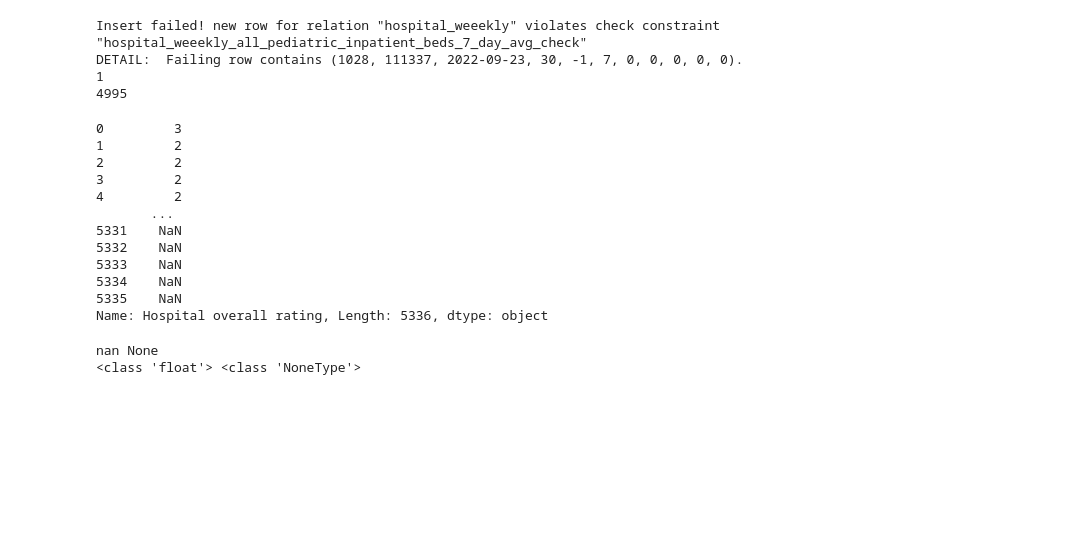
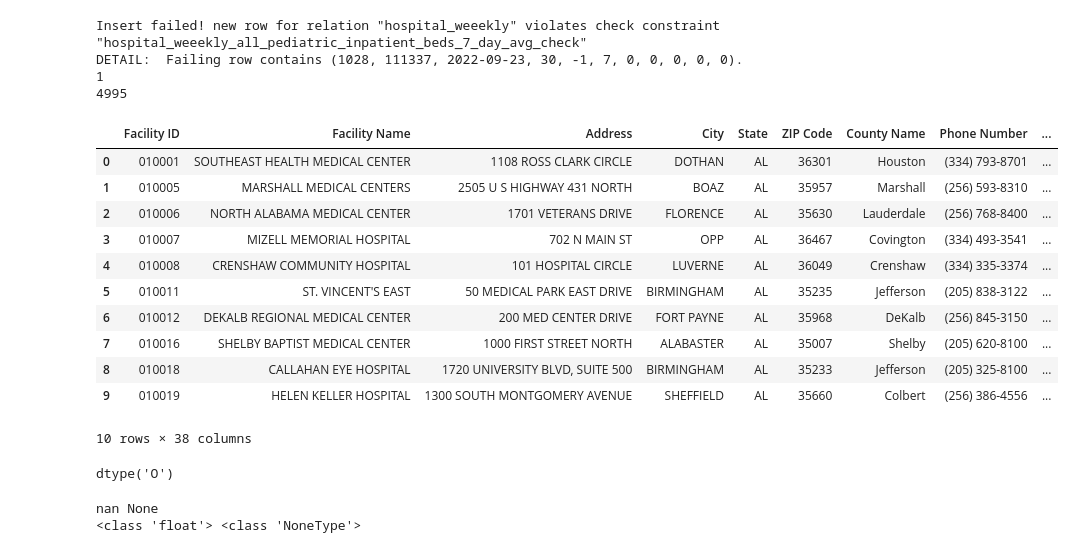
Before and after one commit to hirengupta97/Data-Engineering, a Jupyter notebook: try2.ipynb, the cells around one changed output. Drawn from its saved outputs; the diff is of its cells as text; code cells hidden in the pictures; blank space fills up the shorter version.

```diff
--- a/try2.ipynb
+++ b/try2.ipynb
@@ -138,25 +138,31 @@ Insert failed! new row for relation "hospital_weeekly" violates check constraint
 DETAIL:  Failing row contains (1028, 111337, 2022-09-23, 30, -1, 7, 0, 0, 0, 0, 0).
 1
 4995
+# %%
+qf=pd.read_csv("CMS_data/Hospital_General_Information-2021-07.csv")
+(qf.head(10))
+# %% [output]
+|  | Facility ID | Facility Name | Address | City | State | ZIP Code | County Name | Phone Number | ... |
+| 0 | 010001 | SOUTHEAST HEALTH MEDICAL CENTER | 1108 ROSS CLARK CIRCLE | DOTHAN | AL | 36301 | Houston | (334) 793-8701 | ... |
+| 1 | 010005 | MARSHALL MEDICAL CENTERS | 2505 U S HIGHWAY 431 NORTH | BOAZ | AL | 35957 | Marshall | (256) 593-8310 | ... |
+| 2 | 010006 | NORTH ALABAMA MEDICAL CENTER | 1701 VETERANS DRIVE | FLORENCE | AL | 35630 | Lauderdale | (256) 768-8400 | ... |
+| 3 | 010007 | MIZELL MEMORIAL HOSPITAL | 702 N MAIN ST | OPP | AL | 36467 | Covington | (334) 493-3541 | ... |
+| 4 | 010008 | CRENSHAW COMMUNITY HOSPITAL | 101 HOSPITAL CIRCLE | LUVERNE | AL | 36049 | Crenshaw | (334) 335-3374 | ... |
+| 5 | 010011 | ST. VINCENT'S EAST | 50 MEDICAL PARK EAST DRIVE | BIRMINGHAM | AL | 35235 | Jefferson | (205) 838-3122 | ... |
+| 6 | 010012 | DEKALB REGIONAL MEDICAL CENTER | 200 MED CENTER DRIVE | FORT PAYNE | AL | 35968 | DeKalb | (256) 845-3150 | ... |
+| 7 | 010016 | SHELBY BAPTIST MEDICAL CENTER | 1000 FIRST STREET NORTH | ALABASTER | AL | 35007 | Shelby | (205) 620-8100 | ... |
+| 8 | 010018 | CALLAHAN EYE HOSPITAL | 1720 UNIVERSITY BLVD, SUITE 500 | BIRMINGHAM | AL | 35233 | Jefferson | (205) 325-8100 | ... |
+| 9 | 010019 | HELEN KELLER HOSPITAL | 1300 SOUTH MONTGOMERY AVENUE | SHEFFIELD | AL | 35660 | Colbert | (256) 386-4556 | ... |
+10 rows × 38 columns
 # %%
 missing_values = [-999999, np.nan]
 qf=pd.read_csv("CMS_data/Hospital_General_Information-2021-07.csv", na_values=missing_values)
-qf.loc[qf["Hospital overall rating"]== "Not Available"]=np.nan
-qf["Hospital overall rating"]
-qf["Hospital overall rating"].dtype
+qf.head(10)
+# qf.loc[qf["Hospital overall rating"]== "Not Available"]=np.nan
+# qf["Hospital overall rating"]
+# qf["Hospital overall rating"].dtype
 # %% [output]
-0         3
-1         2
-2         2
-3         2
-4         2
-       ...
-5331    NaN
-5332    NaN
-5333    NaN
-5334    NaN
-5335    NaN
-Name: Hospital overall rating, Length: 5336, dtype: object
+dtype('O')
 # %%
 def if_float_for_str(n):
     if (type(n) ==  str):
```
Also changed, not shown: parts of 2 cells of this notebook, 6 other files.
